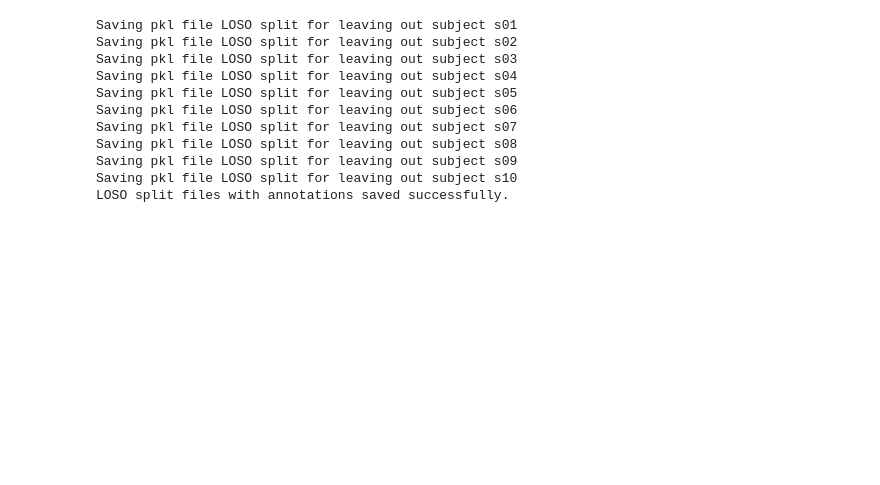
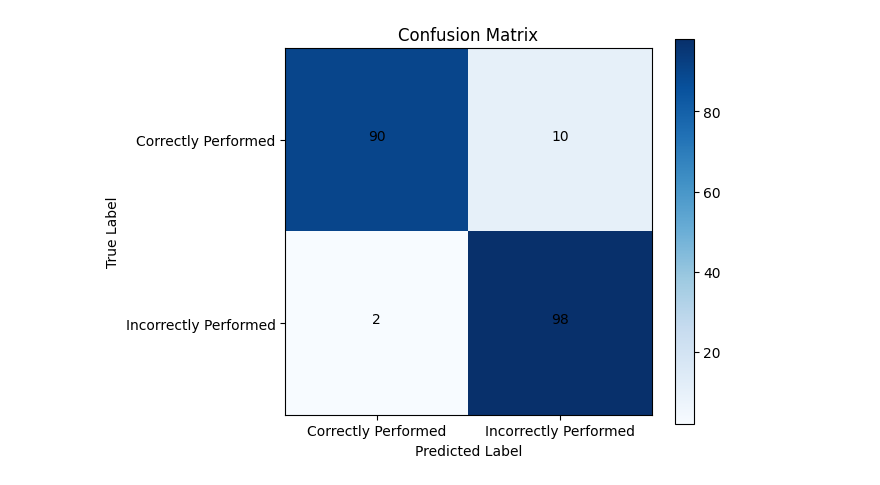
Before and after one commit to jkaethee/BME-1570-Telerehab-Group-5, a Jupyter notebook: UI-PRMD pre-processing.ipynb, the cells around one changed output. Saved outputs shown, nothing was run; the diff lists cells and outputs as text; code cells hidden in the pictures; blank space fills up the shorter version.

```diff
--- a/UI-PRMD pre-processing.ipynb
+++ b/UI-PRMD pre-processing.ipynb
@@ -562,35 +378,30 @@ for file, exercise_data in enumerate(exercises_npy):
-# %%
-# Create and save LOSO splits
-for subject_id, val_data in subject_data.items():
-
-    # Training data is all other subjects
-    train_data = [item for sid, data in subject_data.items() if sid != subject_id for item in data]
-
-    # Define the input files for MMAction2
-    loso_data = {
-        "split": {
-            "xsub_train": [item['frame_dir'] for item in train_data],
-            "xsub_val": [item['frame_dir'] for item in val_data]
-        },
-        "annotations": train_data + val_data  # Include all data
-    }
-
-    # Save to a pickle file for each LOSO split
-    with open(f'loso_split_{subject_id}.pkl', 'wb') as f:
-        pickle.dump(loso_data, f)
-
-    print(f"Saving pkl file LOSO split for leaving out subject {subject_id}")
-
-print("LOSO split files with annotations saved successfully.")
-# %% [output]
-Saving pkl file LOSO split for leaving out subject s01
-Saving pkl file LOSO split for leaving out subject s02
-Saving pkl file LOSO split for leaving out subject s03
-Saving pkl file LOSO split for leaving out subject s04
-Saving pkl file LOSO split for leaving out subject s05
-Saving pkl file LOSO split for leaving out subject s06
-Saving pkl file LOSO split for leaving out subject s07
-Saving pkl file LOSO split for leaving out subject s08
-Saving pkl file LOSO split for leaving out subject s09
-Saving pkl file LOSO split for leaving out subject s10
-LOSO split files with annotations saved successfully.
+# %%
+confusion_matrix_s07 = np.array([[29, 71], [ 3, 97]])
+confusion_matrix_s09 = np.array([[90, 10], [ 2, 98]])
+
+# Plot the confusion matrix
+def plot_confusion_matrix(cm, labels, title="Confusion Matrix", cmap=plt.cm.Blues):
+    plt.imshow(cm, interpolation='nearest', cmap=cmap)
+    plt.title(title)
+    plt.colorbar()
+    tick_marks = np.arange(len(labels))
+    plt.xticks(tick_marks, labels)
+    plt.yticks(tick_marks, labels)
+
+    # Add text annotations
+    for i in range(cm.shape[0]):
+        for j in range(cm.shape[1]):
+            plt.text(j, i, f"{cm[i, j]}", horizontalalignment="center", color="black")
+
+    plt.ylabel('True Label')
+    plt.xlabel('Predicted Label')
+    plt.tight_layout()
+
+# Labels for the confusion matrix
+labels = ['Correctly Performed', 'Incorrectly Performed']
+
+# Plot
+plot_confusion_matrix(confusion_matrix_s09, labels)
+plt.show()
+# %% [output]
+[figure, added]
```
Also changed, not shown: parts of 9 cells of this notebook.
